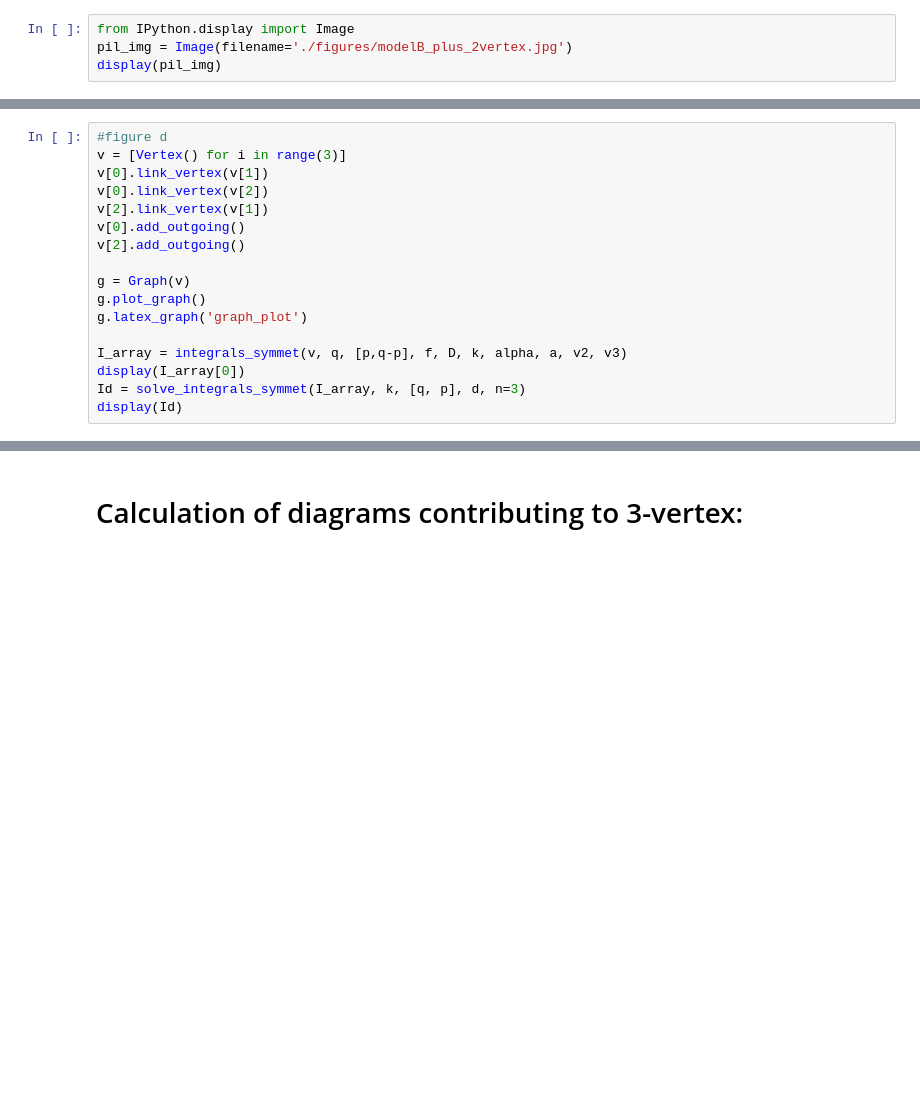
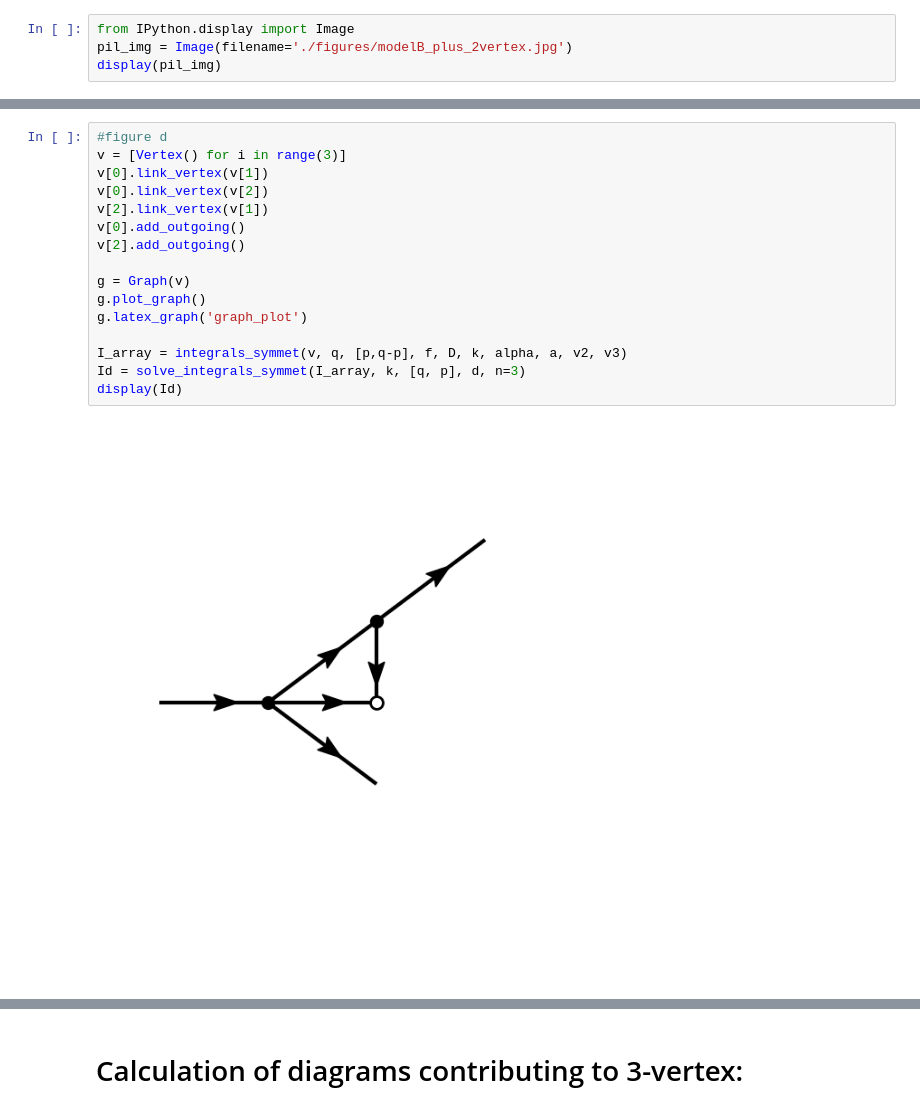
Before and after one commit to us-itp4/restflow, a Jupyter notebook: restflow/graph_test.ipynb, the cells around one changed output, grey strips where cells are left out. Saved outputs shown, nothing was run; the diff lists cells and outputs as text; blank space fills up the shorter version.

```diff
--- a/restflow/graph_test.ipynb
+++ b/restflow/graph_test.ipynb
@@ -123,17 +141,18 @@ display(symvec.integrate_magnitude(Ic, k, d, q, p))
 # %%
 #figure d
 v = [Vertex() for i in range(3)]
 v[0].link_vertex(v[1])
 v[0].link_vertex(v[2])
 v[2].link_vertex(v[1])
 v[0].add_outgoing()
 v[2].add_outgoing()
 
 g = Graph(v)
 g.plot_graph()
 g.latex_graph('graph_plot')
 
 I_array = integrals_symmet(v, q, [p,q-p], f, D, k, alpha, a, v2, v3)
-display(I_array[0])
 Id = solve_integrals_symmet(I_array, k, [q, p], d, n=3)
 display(Id)
+# %% [output]
+[figure, added]
```
Also changed, not shown: parts of 18 cells of this notebook, 2 other files.
